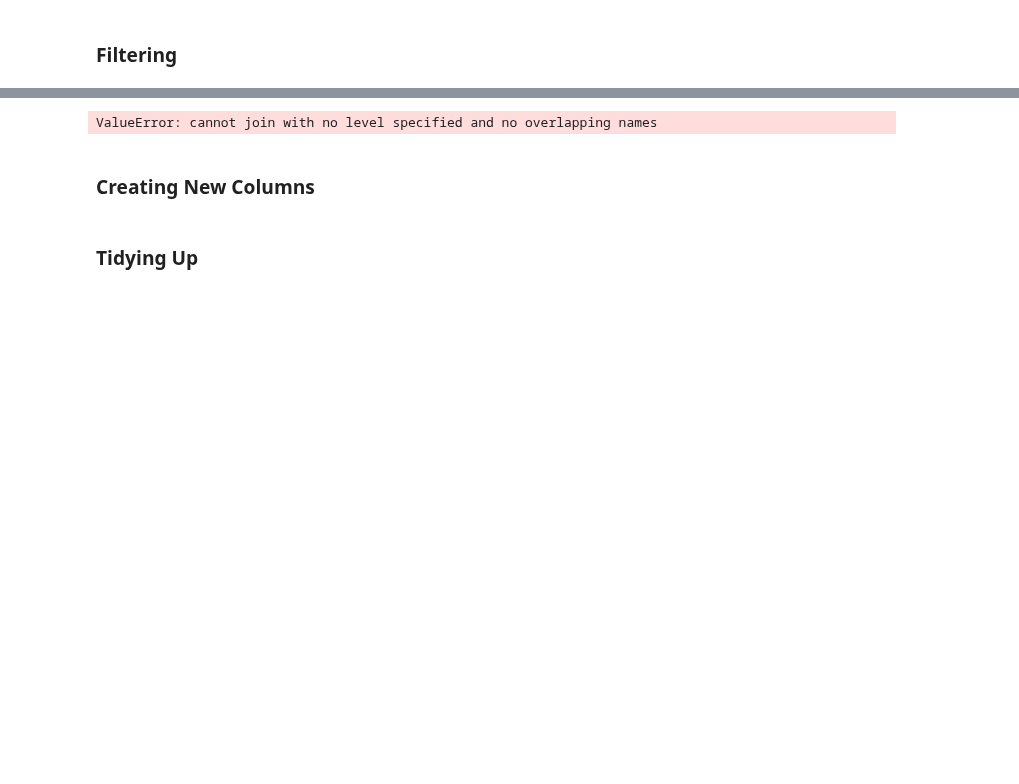
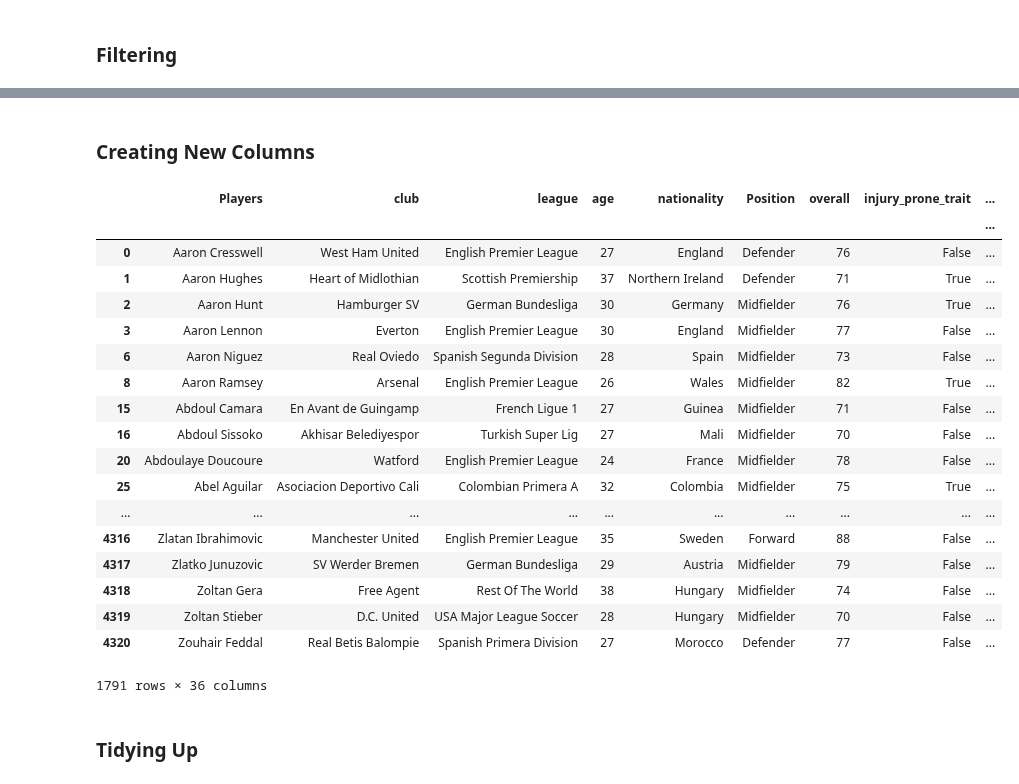
Before and after one commit to markkennedy3/Fifa-vs-Real-Life, a Jupyter notebook: notebooks/prep/400_prep_RQ1_Dataframes.ipynb, the cells around one changed output, grey strips where cells are left out. Saved outputs shown, nothing was run; the diff lists cells and outputs as text; code cells hidden in the pictures; blank space fills up the shorter version.

```diff
--- a/notebooks/prep/400_prep_RQ1_Dataframes.ipynb
+++ b/notebooks/prep/400_prep_RQ1_Dataframes.ipynb
@@ -15,7 +15,7 @@ DF4 = pd.read_csv("../../data/prep/Joined1314.csv")
 DF5 = pd.read_csv("../../data/prep/Joined1213.csv")
 DF6 = pd.read_csv("../../data/prep/Joined1718.csv")
 # %%
-index = ['Players','club','league','age','nationality','Position','overall','potential','eur_value','injury_prone_trait']
+index = ['Players','club','league','age','nationality','Position','overall','injury_prone_trait',"fan's_favourite_trait"]
 # %%
 s1 = DF1.drop_duplicates(index).set_index(index)[['Points','Apps']]
 s2 = DF2.drop_duplicates(index).set_index(index)[['Points','Apps']]
@@ -65,12 +45,43 @@ list(RQ1)
-# %%
-RQ1.drop(RQ1.columns[[23,24,25,26,27]], axis=1, inplace=True)
 # %%
 RQ1 = RQ1[RQ1['Valid Seasons'] >= 2]
-# %% [output]
-ValueError: cannot join with no level specified and no overlapping names
 # %% [markdown]
 ### Creating New Columns
 # %%
 RQ1['Overall Points'] = RQ1['16/17']['Points']+RQ1['15/16']['Points']+RQ1['14/15']['Points']+RQ1['13/14']['Points']+RQ1['12/13']['Points']
 # %%
 RQ1['Overall Apps'] = RQ1['16/17']['Apps']+RQ1['15/16']['Apps']+RQ1['14/15']['Apps']+RQ1['13/14']['Apps']+RQ1['12/13']['Apps']
+# %%
+RQ1['count6'] = 0
+RQ1.loc[RQ1['16/17']['Apps']>0.0, 'count6'] = 1
+RQ1['count7'] = 0
+RQ1.loc[RQ1['15/16']['Apps']>0.0, 'count7'] = 1
+RQ1['count8'] = 0
+RQ1.loc[RQ1['14/15']['Apps']>0.0, 'count8'] = 1
+RQ1['count9'] = 0
+RQ1.loc[RQ1['13/14']['Apps']>0.0, 'count9'] = 1
+RQ1['count10'] = 0
+RQ1.loc[RQ1['12/13']['Apps']>0.0, 'count1='] = 1
+
+RQ1['Seasons Played'] = RQ1['count6'] + RQ1['count7'] + RQ1['count8'] + RQ1['count9'] + RQ1['count10']
+# %%
+RQ1
+# %% [output]
+|  | Players | club | league | age | nationality | Position | overall | injury_prone_trait | ... |
+|  |  |  |  |  |  |  |  |  | ... |
+| 0 | Aaron Cresswell | West Ham United | English Premier League | 27 | England | Defender | 76 | False | ... |
+| 1 | Aaron Hughes | Heart of Midlothian | Scottish Premiership | 37 | Northern Ireland | Defender | 71 | True | ... |
+| 2 | Aaron Hunt | Hamburger SV | German Bundesliga | 30 | Germany | Midfielder | 76 | True | ... |
+| 3 | Aaron Lennon | Everton | English Premier League | 30 | England | Midfielder | 77 | False | ... |
+| 6 | Aaron Niguez | Real Oviedo | Spanish Segunda Division | 28 | Spain | Midfielder | 73 | False | ... |
+| 8 | Aaron Ramsey | Arsenal | English Premier League | 26 | Wales | Midfielder | 82 | True | ... |
+| 15 | Abdoul Camara | En Avant de Guingamp | French Ligue 1 | 27 | Guinea | Midfielder | 71 | False | ... |
+| 16 | Abdoul Sissoko | Akhisar Belediyespor | Turkish Super Lig | 27 | Mali | Midfielder | 70 | False | ... |
+| 20 | Abdoulaye Doucoure | Watford | English Premier League | 24 | France | Midfielder | 78 | False | ... |
+| 25 | Abel Aguilar | Asociacion Deportivo Cali | Colombian Primera A | 32 | Colombia | Midfielder | 75 | True | ... |
+| ... | ... | ... | ... | ... | ... | ... | ... | ... | ... |
+| 4316 | Zlatan Ibrahimovic | Manchester United | English Premier League | 35 | Sweden | Forward | 88 | False | ... |
+| 4317 | Zlatko Junuzovic | SV Werder Bremen | German Bundesliga | 29 | Austria | Midfielder | 79 | False | ... |
+| 4318 | Zoltan Gera | Free Agent | Rest Of The World | 38 | Hungary | Midfielder | 74 | False | ... |
+| 4319 | Zoltan Stieber | D.C. United | USA Major League Soccer | 28 | Hungary | Midfielder | 70 | False | ... |
+| 4320 | Zouhair Feddal | Real Betis Balompie | Spanish Primera Division | 27 | Morocco | Defender | 77 | False | ... |
+1791 rows × 36 columns
```
Also changed, not shown: parts of 9 cells of this notebook.
